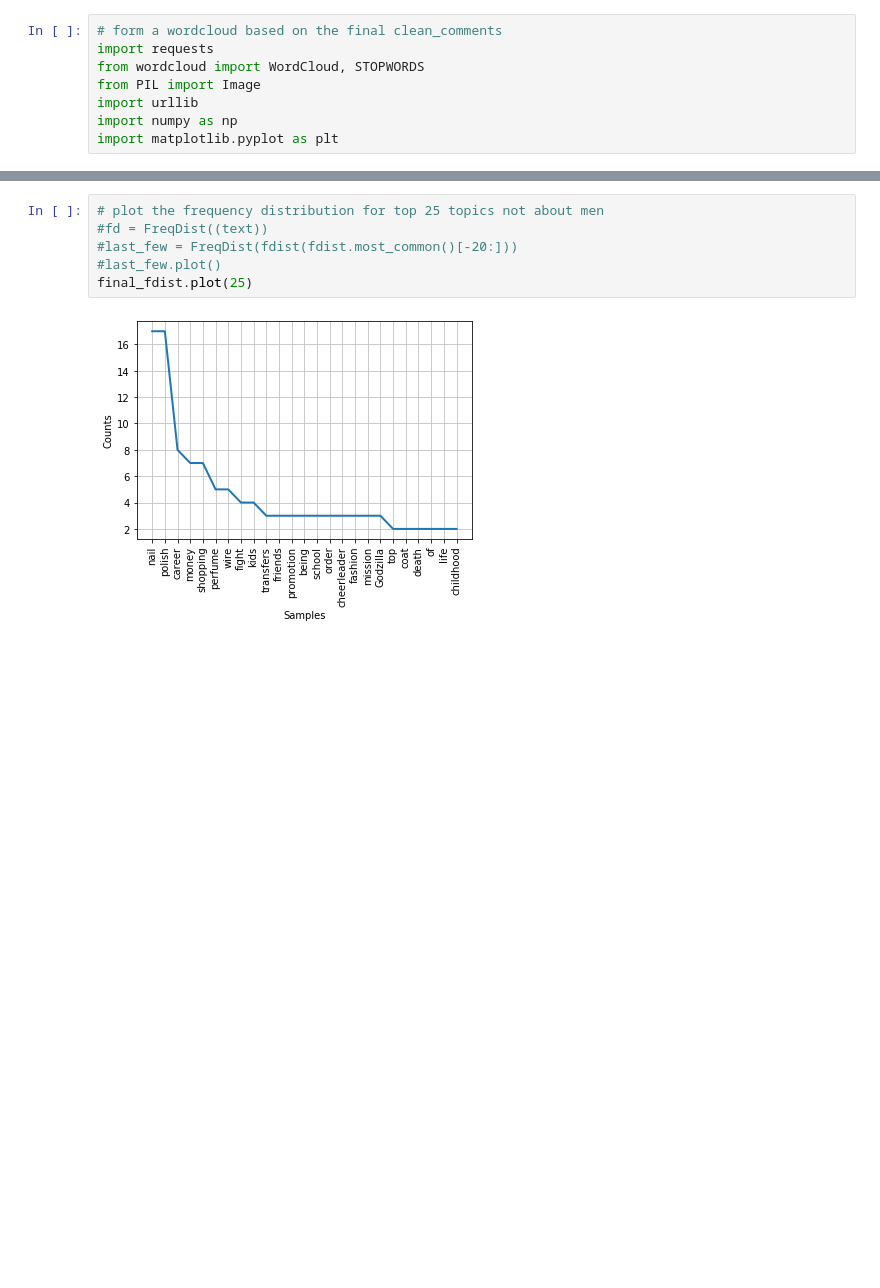
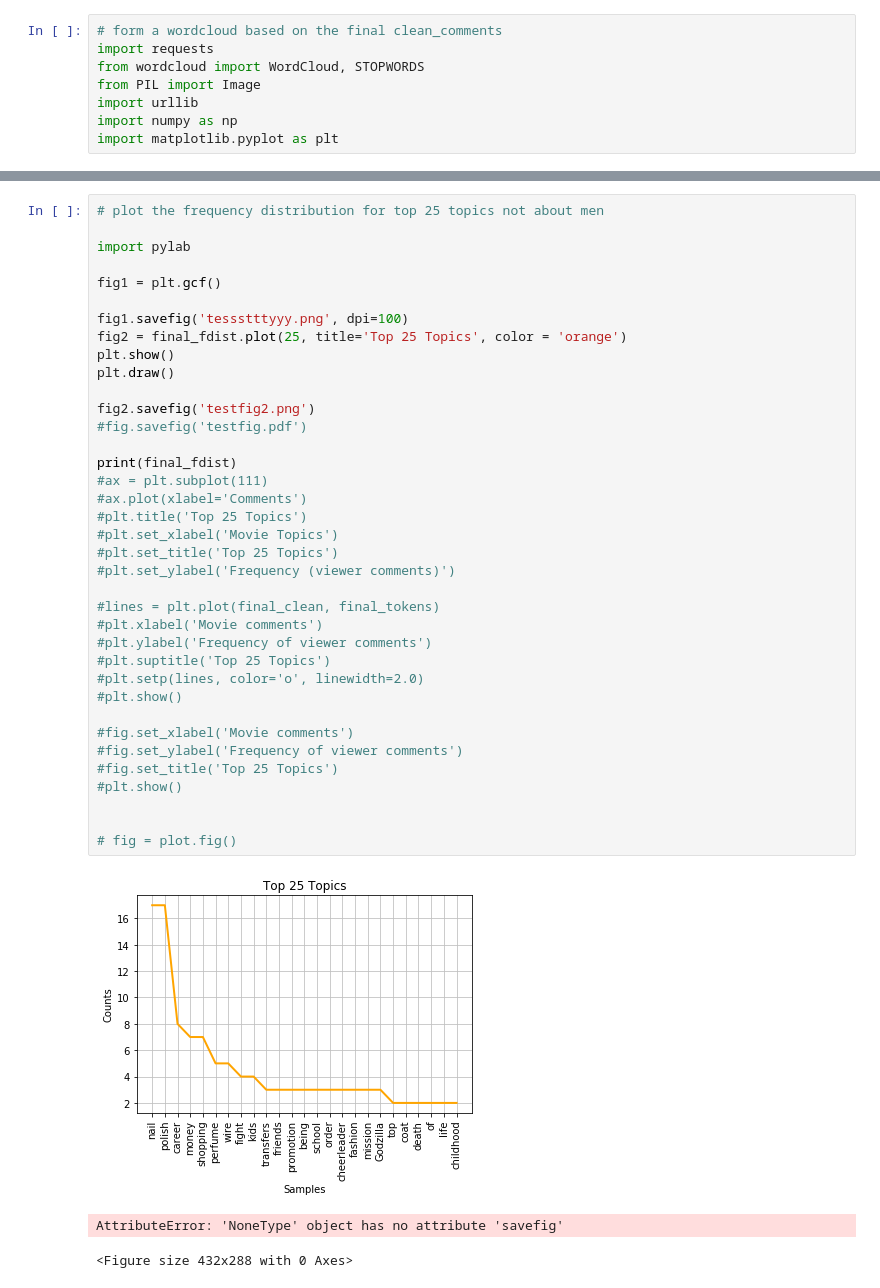
Before and after one commit to DeniseMcK9210/Equity-In-Hollywood, a Jupyter notebook: ETL_Code/final_webscrape.ipynb, the cells around one changed output, grey strips where cells are left out. Saved outputs shown, nothing was run; the diff lists cells and outputs as text; blank space fills up the shorter version.

```diff
--- a/ETL_Code/final_webscrape.ipynb
+++ b/ETL_Code/final_webscrape.ipynb
@@ -81,11 +99,44 @@ for token, frequency in final_fdist.most_common():
 ['favorite', 'nail', 'polish', 'elements', 'perfume', 'nail', 'polish', 'perfume', 'wire', 'transfers', 'wire', 'money', 'scam', 'nail', 'polish', 'perfume', 'wire', 'transfers', 'nail', 'polish', 'wi ...
 ['favorite', 'nail', 'polish', 'elements', 'perfume', 'nail', 'polish', 'perfume', 'wire', 'transfers', 'wire', 'money', 'scam', 'nail', 'polish', 'perfume', 'wire', 'transfers', 'nail', 'polish', 'wi ...
 ['favorite', 'nail', 'polish', 'elements', 'perfume', 'nail', 'polish', 'perfume', 'wire', 'transfers', 'wire', 'money', 'scam', 'nail', 'polish', 'perfume', 'wire', 'transfers', 'nail', 'polish', 'wi ...
-# %%
-# plot the frequency distribution for top 25 topics not about men
-#fd = FreqDist((text))
-#last_few = FreqDist(fdist(fdist.most_common()[-20:]))
-#last_few.plot()
-final_fdist.plot(25)
-# %% [output]
-[figure, removed]
+# %%
+# plot the frequency distribution for top 25 topics not about men
+
+import pylab
+
+fig1 = plt.gcf()
+
+fig1.savefig('tessstttyyy.png', dpi=100)
+fig2 = final_fdist.plot(25, title='Top 25 Topics', color = 'orange')
+plt.show()
+plt.draw()
+
+fig2.savefig('testfig2.png')
+#fig.savefig('testfig.pdf')
+
+print(final_fdist)
+#ax = plt.subplot(111)
+#ax.plot(xlabel='Comments')
+#plt.title('Top 25 Topics')
+#plt.set_xlabel('Movie Topics')
+#plt.set_title('Top 25 Topics')
+#plt.set_ylabel('Frequency (viewer comments)')
+
+#lines = plt.plot(final_clean, final_tokens)
+#plt.xlabel('Movie comments')
+#plt.ylabel('Frequency of viewer comments')
+#plt.suptitle('Top 25 Topics')
+#plt.setp(lines, color='o', linewidth=2.0)
+#plt.show()
+
+#fig.set_xlabel('Movie comments')
+#fig.set_ylabel('Frequency of viewer comments')
+#fig.set_title('Top 25 Topics')
+#plt.show()
+
+
+# fig = plot.fig()
+# %% [output]
+[figure, added]
+AttributeError: 'NoneType' object has no attribute 'savefig'
+<Figure size 432x288 with 0 Axes>
```
Also changed, not shown: parts of 6 cells of this notebook, 7 other files.
